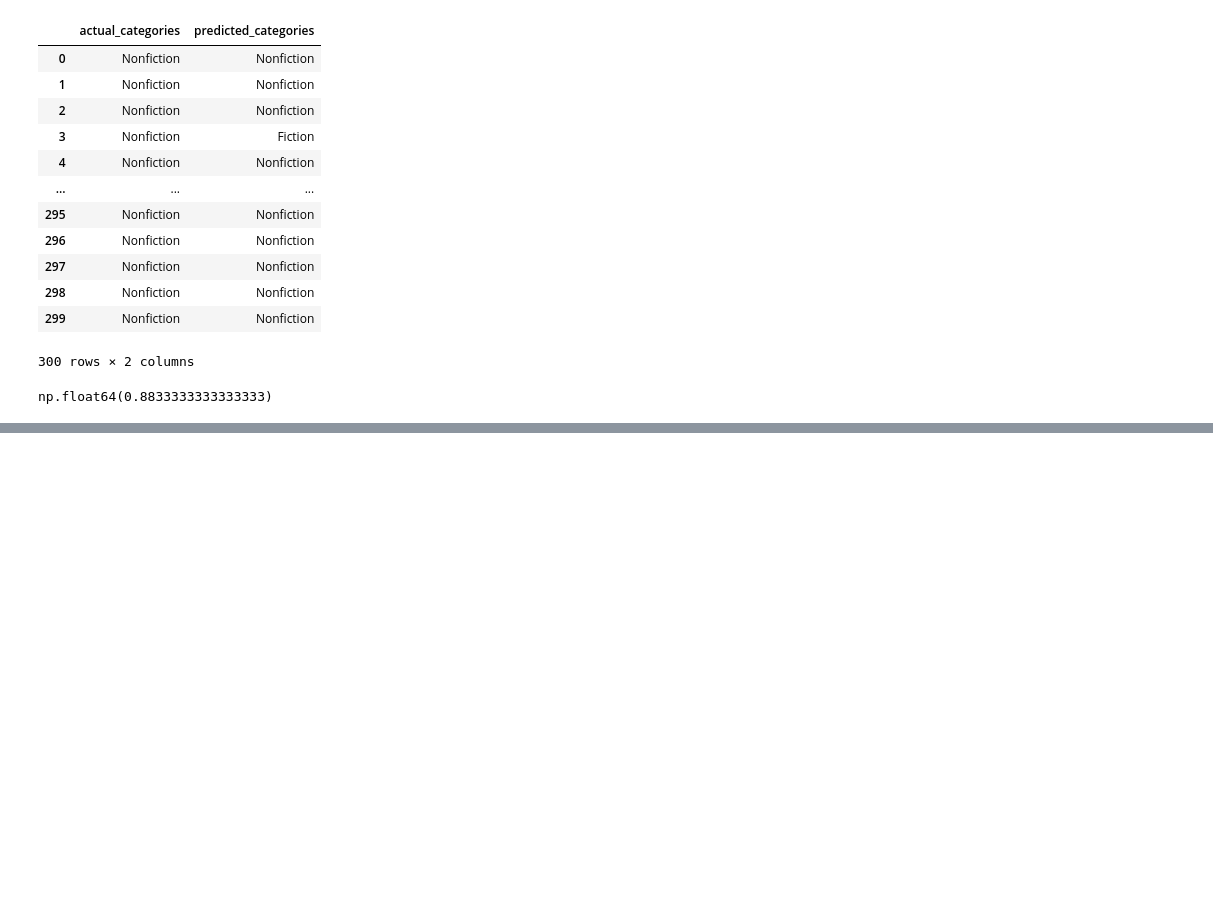
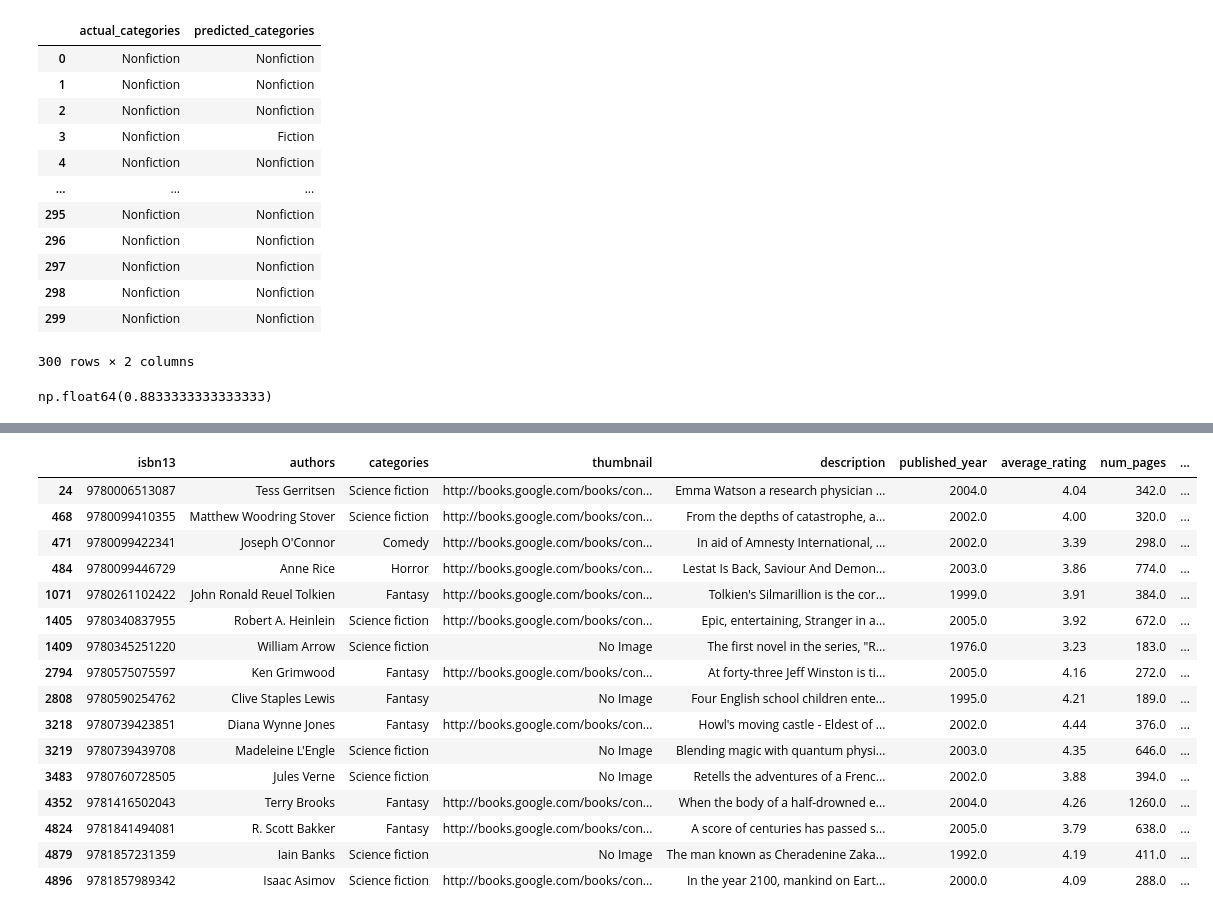
Before and after one commit to Abdifatah2023/BookRecommender, a Jupyter notebook: text-classification.ipynb, the cells around one changed output, grey strips where cells are left out. Saved outputs shown, nothing was run; the diff lists cells and outputs as text; code cells hidden in the pictures; blank space fills up the shorter version.

```diff
--- a/text-classification.ipynb
+++ b/text-classification.ipynb
@@ -228,4 +242,4 @@ missing_predicted_df
 # %%
 books = pd.merge(books, missing_predicted_df, on= "isbn13", how="left")
-books["simple_categories"] = np.where(books["simple_categories"].isna(), books["predicted_categories"], books["actual_categories"])
+books["simple_categories"] = np.where(books["simple_categories"].isna(), books["predicted_categories"], books["simple_categories"])
 books = books.drop(columns=["predicted_categories"])
@@ -233,0 +278,31 @@ KeyError: 'isbn13'
+# %%
+books[books["categories"].str.lower().isin([
+    "romance",
+    "science fiction",
+    "scifi",
+    "fantasy",
+    "horror",
+    "mystery",
+    "thriller",
+    "comedy",
+    "crime",
+    "historical"
+])]
+# %% [output]
+|  | isbn13 | authors | categories | thumbnail | description | published_year | average_rating | num_pages | ... |
+| 24 | 9780006513087 | Tess Gerritsen | Science fiction | http://books.google.com/books/con... | Emma Watson a research physician ... | 2004.0 | 4.04 | 342.0 | ... |
+| 468 | 9780099410355 | Matthew Woodring Stover | Science fiction | http://books.google.com/books/con... | From the depths of catastrophe, a... | 2002.0 | 4.00 | 320.0 | ... |
+| 471 | 9780099422341 | Joseph O'Connor | Comedy | http://books.google.com/books/con... | In aid of Amnesty International, ... | 2002.0 | 3.39 | 298.0 | ... |
+| 484 | 9780099446729 | Anne Rice | Horror | http://books.google.com/books/con... | Lestat Is Back, Saviour And Demon... | 2003.0 | 3.86 | 774.0 | ... |
+| 1071 | 9780261102422 | John Ronald Reuel Tolkien | Fantasy | http://books.google.com/books/con... | Tolkien's Silmarillion is the cor... | 1999.0 | 3.91 | 384.0 | ... |
+| 1405 | 9780340837955 | Robert A. Heinlein | Science fiction | http://books.google.com/books/con... | Epic, entertaining, Stranger in a... | 2005.0 | 3.92 | 672.0 | ... |
+| 1409 | 9780345251220 | William Arrow | Science fiction | No Image | The first novel in the series, "R... | 1976.0 | 3.23 | 183.0 | ... |
+| 2794 | 9780575075597 | Ken Grimwood | Fantasy | http://books.google.com/books/con... | At forty-three Jeff Winston is ti... | 2005.0 | 4.16 | 272.0 | ... |
+| 2808 | 9780590254762 | Clive Staples Lewis | Fantasy | No Image | Four English school children ente... | 1995.0 | 4.21 | 189.0 | ... |
+| 3218 | 9780739423851 | Diana Wynne Jones | Fantasy | http://books.google.com/books/con... | Howl's moving castle - Eldest of ... | 2002.0 | 4.44 | 376.0 | ... |
+| 3219 | 9780739439708 | Madeleine L'Engle | Science fiction | No Image | Blending magic with quantum physi... | 2003.0 | 4.35 | 646.0 | ... |
+| 3483 | 9780760728505 | Jules Verne | Science fiction | No Image | Retells the adventures of a Frenc... | 2002.0 | 3.88 | 394.0 | ... |
+| 4352 | 9781416502043 | Terry Brooks | Fantasy | http://books.google.com/books/con... | When the body of a half-drowned e... | 2004.0 | 4.26 | 1260.0 | ... |
+| 4824 | 9781841494081 | R. Scott Bakker | Fantasy | http://books.google.com/books/con... | A score of centuries has passed s... | 2005.0 | 3.79 | 638.0 | ... |
+| 4879 | 9781857231359 | Iain Banks | Science fiction | No Image | The man known as Cheradenine Zaka... | 1992.0 | 4.19 | 411.0 | ... |
+| 4896 | 9781857989342 | Isaac Asimov | Science fiction | http://books.google.com/books/con... | In the year 2100, mankind on Eart... | 2000.0 | 4.09 | 288.0 | ... |
```
Also changed, not shown: parts of 5 cells of this notebook, 6 other files.
